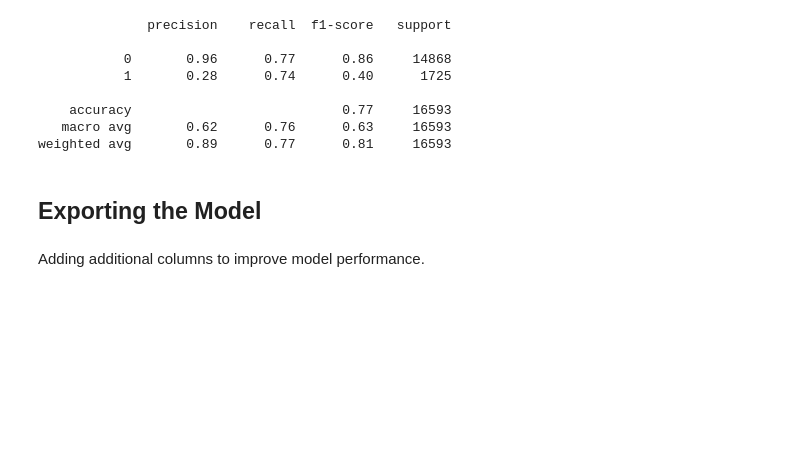
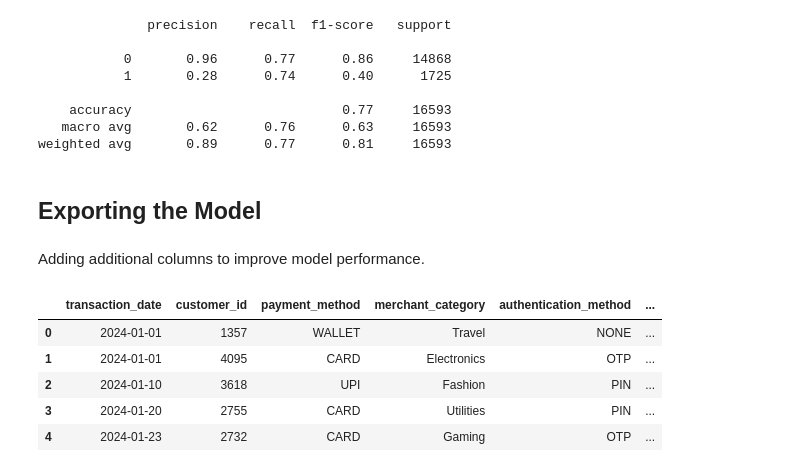
Before and after one commit to midhunmanohar25/Fraud_Detection_Project, a Jupyter notebook: notebooks/10_Final_Model_Exporting.ipynb, the cells around one changed output. Saved outputs shown, nothing was run; the diff lists cells and outputs as text; code cells hidden in the pictures; blank space fills up the shorter version.

```diff
--- a/notebooks/10_Final_Model_Exporting.ipynb
+++ b/notebooks/10_Final_Model_Exporting.ipynb
@@ -140,3 +140,12 @@ df.insert(loc=5, column='otp_success_rate_customer', value=orginal_df['otp_succe
 # %%
 with open(r'C:\Users\mabin\Desktop\DataScienceClassNotes\Career247_Capstone_Project\Fraud_Detection_Project\models\df.pkl', 'wb') as file:
     pickle.dump(df, file)
+# %%
+df.head()
+# %% [output]
+|  | transaction_date | customer_id | payment_method | merchant_category | authentication_method | ... |
+| 0 | 2024-01-01 | 1357 | WALLET | Travel | NONE | ... |
+| 1 | 2024-01-01 | 4095 | CARD | Electronics | OTP | ... |
+| 2 | 2024-01-10 | 3618 | UPI | Fashion | PIN | ... |
+| 3 | 2024-01-20 | 2755 | CARD | Utilities | PIN | ... |
+| 4 | 2024-01-23 | 2732 | CARD | Gaming | OTP | ... |
```
Also changed, not shown: 34 other files.
